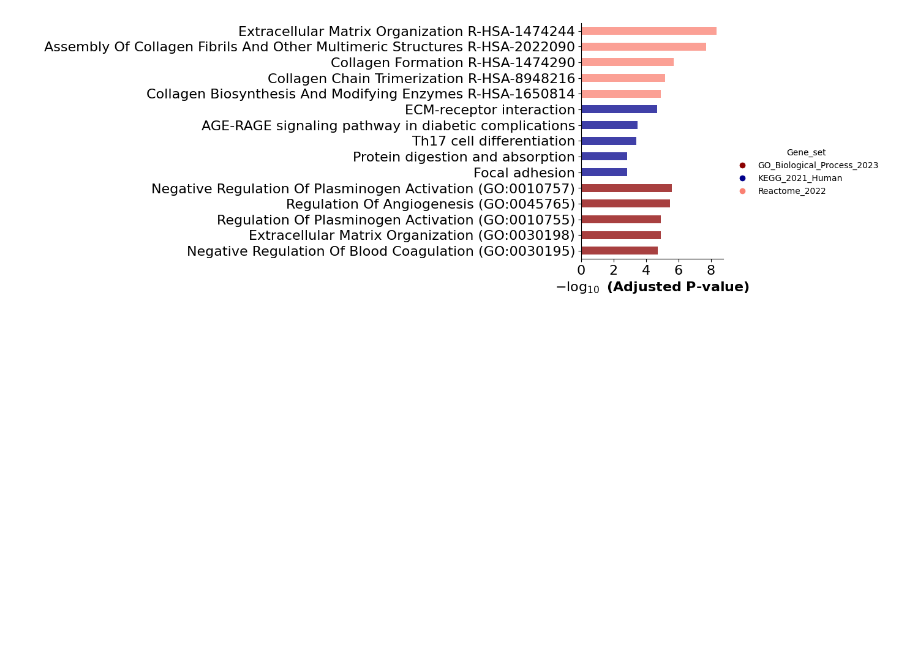
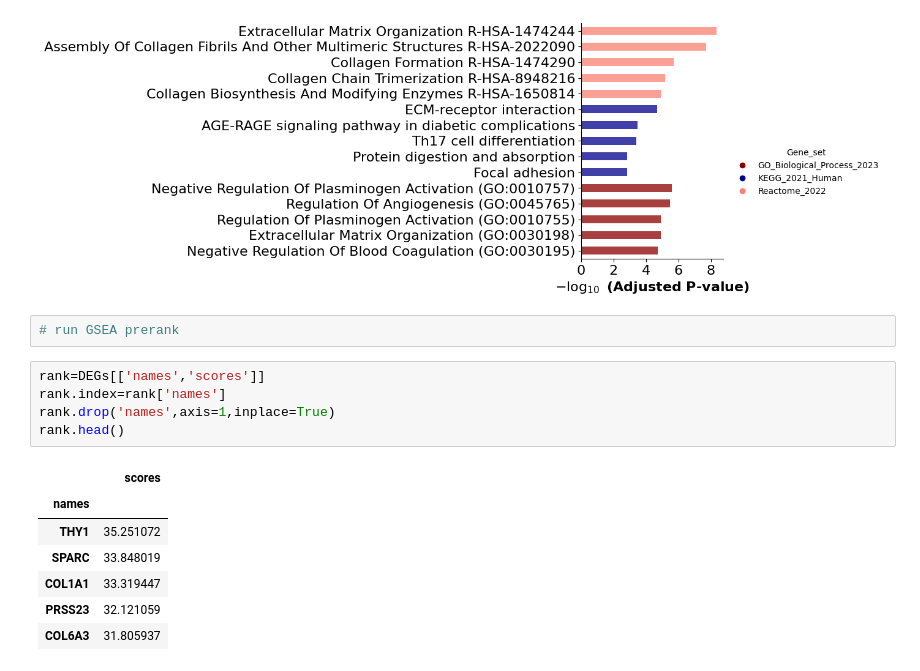
Before and after one commit to Vivian0105/Bioinformatics, a Jupyter notebook: scRNAseq_analysis.ipynb, the cells around one changed output. Drawn from its saved outputs; the diff is of its cells as text; blank space fills up the shorter version.

```diff
--- a/scRNAseq_analysis.ipynb
+++ b/scRNAseq_analysis.ipynb
@@ -366,3 +364,18 @@ ax = barplot(enr.results,
              )
 # %% [output]
 [figure]
+# %%
+# run GSEA prerank
+# %%
+rank=DEGs[['names','scores']]
+rank.index=rank['names']
+rank.drop('names',axis=1,inplace=True)
+rank.head()
+# %% [output]
+|  | scores |
+| names |  |
+| THY1 | 35.251072 |
+| SPARC | 33.848019 |
+| COL1A1 | 33.319447 |
+| PRSS23 | 32.121059 |
+| COL6A3 | 31.805937 |
```
Also changed, not shown: parts of 6 cells of this notebook.
